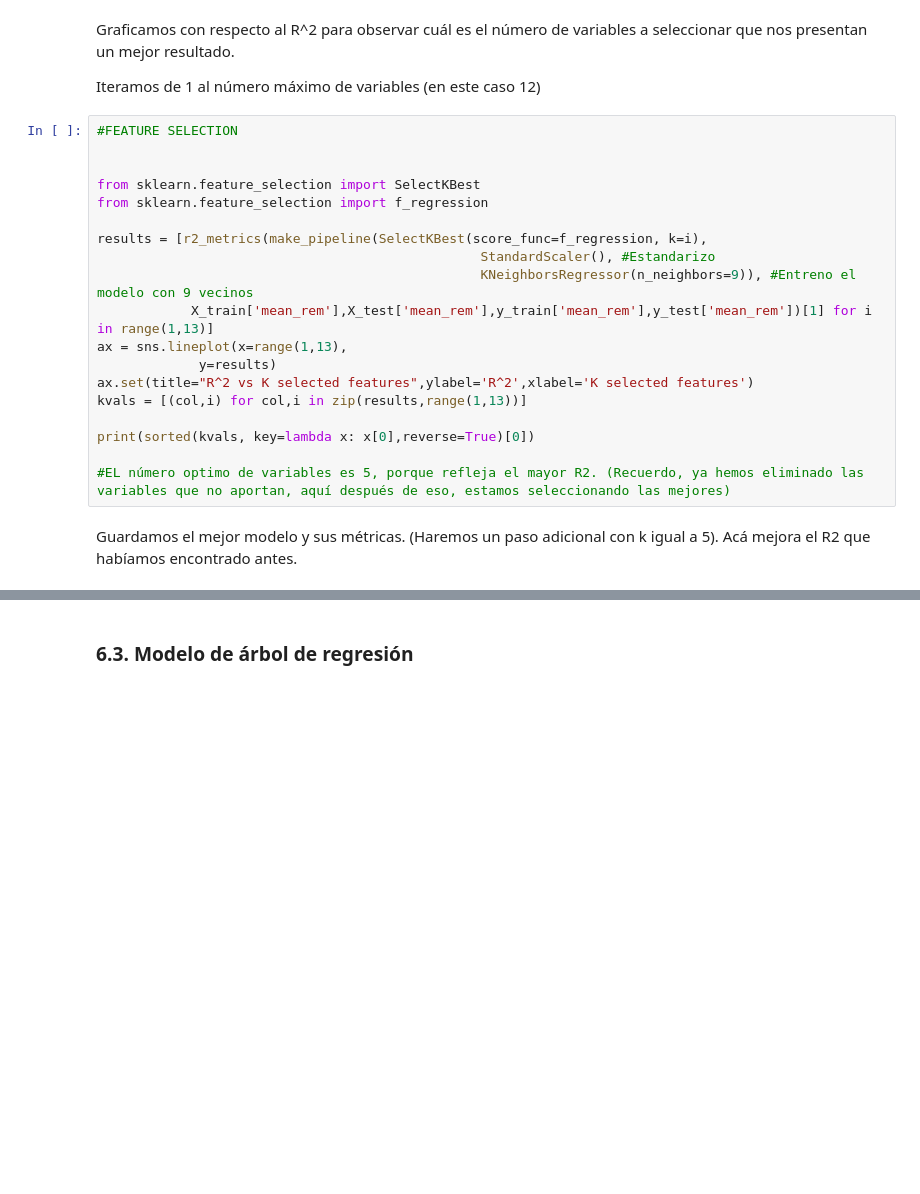
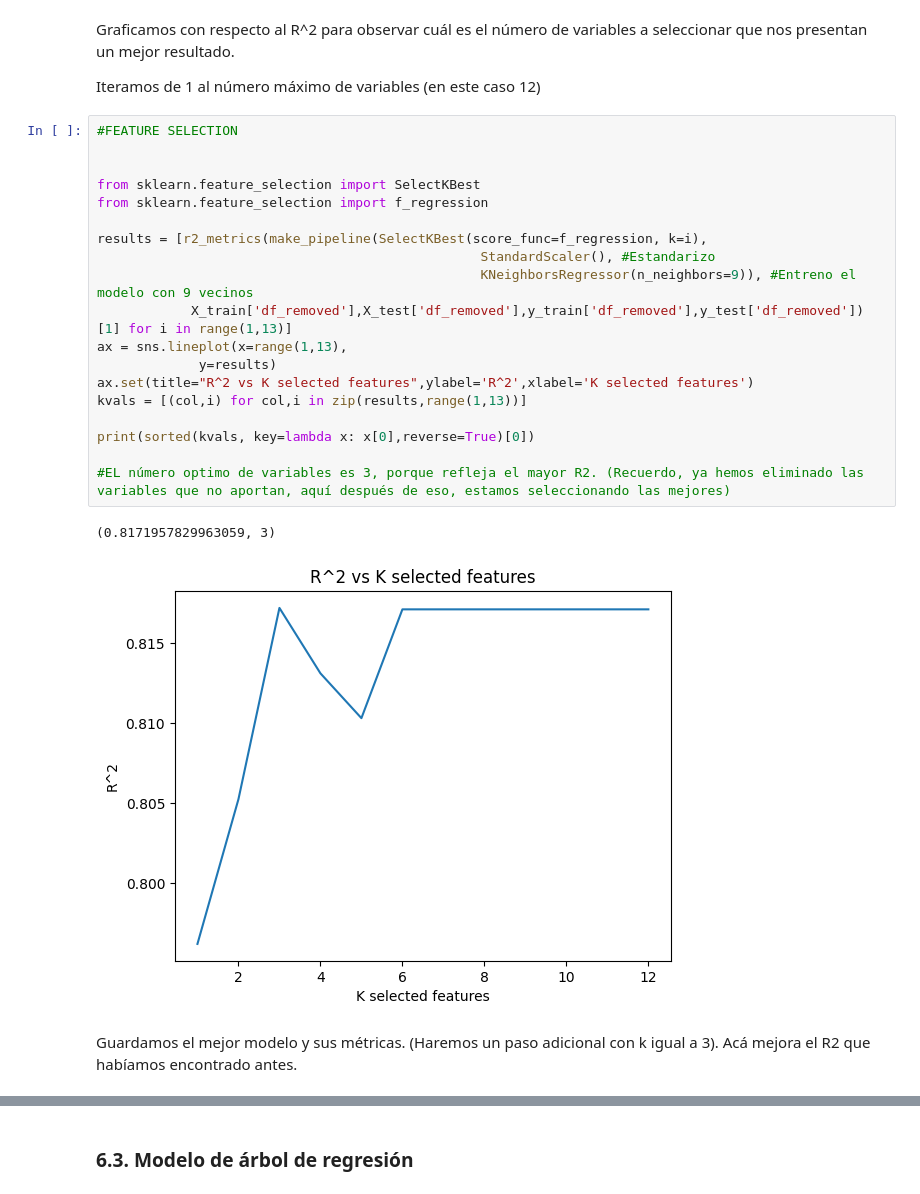
Before and after one commit to felipe-montenegro/Tarea_Regresi-n, a Jupyter notebook: Tarea1_Clase/regProject_admission.ipynb, the cells around one changed output, grey strips where cells are left out. Drawn from its saved outputs; the diff is of its cells as text; blank space fills up the shorter version.

```diff
--- a/Tarea1_Clase/regProject_admission.ipynb
+++ b/Tarea1_Clase/regProject_admission.ipynb
@@ -1010,24 +1189,27 @@ Iteramos de 1 al número máximo de variables (en este caso 12)
 # %%
 #FEATURE SELECTION
 
 
 from sklearn.feature_selection import SelectKBest
 from sklearn.feature_selection import f_regression
 
 results = [r2_metrics(make_pipeline(SelectKBest(score_func=f_regression, k=i),
                                                  StandardScaler(), #Estandarizo
                                                  KNeighborsRegressor(n_neighbors=9)), #Entreno el modelo con 9 vecinos
-            X_train['mean_rem'],X_test['mean_rem'],y_train['mean_rem'],y_test['mean_rem'])[1] for i in range(1,13)]
+            X_train['df_removed'],X_test['df_removed'],y_train['df_removed'],y_test['df_removed'])[1] for i in range(1,13)]
 ax = sns.lineplot(x=range(1,13),
              y=results)
 ax.set(title="R^2 vs K selected features",ylabel='R^2',xlabel='K selected features')
 kvals = [(col,i) for col,i in zip(results,range(1,13))]
 
 print(sorted(kvals, key=lambda x: x[0],reverse=True)[0])
 
-#EL número optimo de variables es 5, porque refleja el mayor R2. (Recuerdo, ya hemos eliminado las variables que no aportan, aquí después de eso, estamos seleccionando las mejores)
+#EL número optimo de variables es 3, porque refleja el mayor R2. (Recuerdo, ya hemos eliminado las variables que no aportan, aquí después de eso, estamos seleccionando las mejores)
+# %% [output]
+(0.8171957829963059, 3)
+[figure, added]
 # %% [markdown]
-Guardamos el mejor modelo y sus métricas. (Haremos un paso adicional con k igual a 5). Acá mejora el R2 que habíamos encontrado antes.
+Guardamos el mejor modelo y sus métricas. (Haremos un paso adicional con k igual a 3). Acá mejora el R2 que habíamos encontrado antes.
 # %%
 from sklearn.feature_selection import SelectKBest
 from sklearn.feature_selection import f_regression
```
Also changed, not shown: parts of 180 cells of this notebook, 18 other files.
